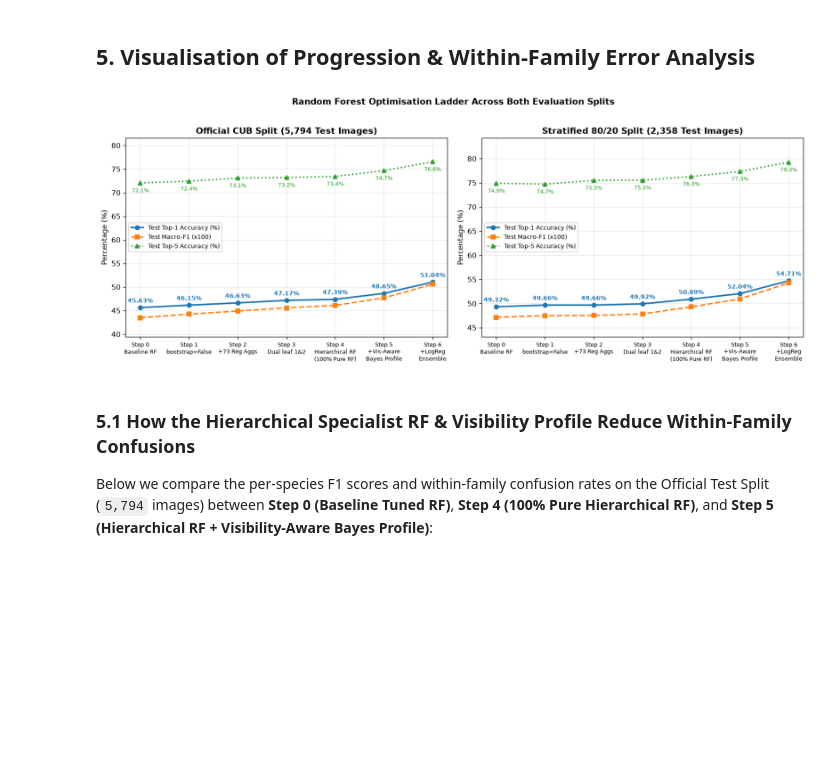
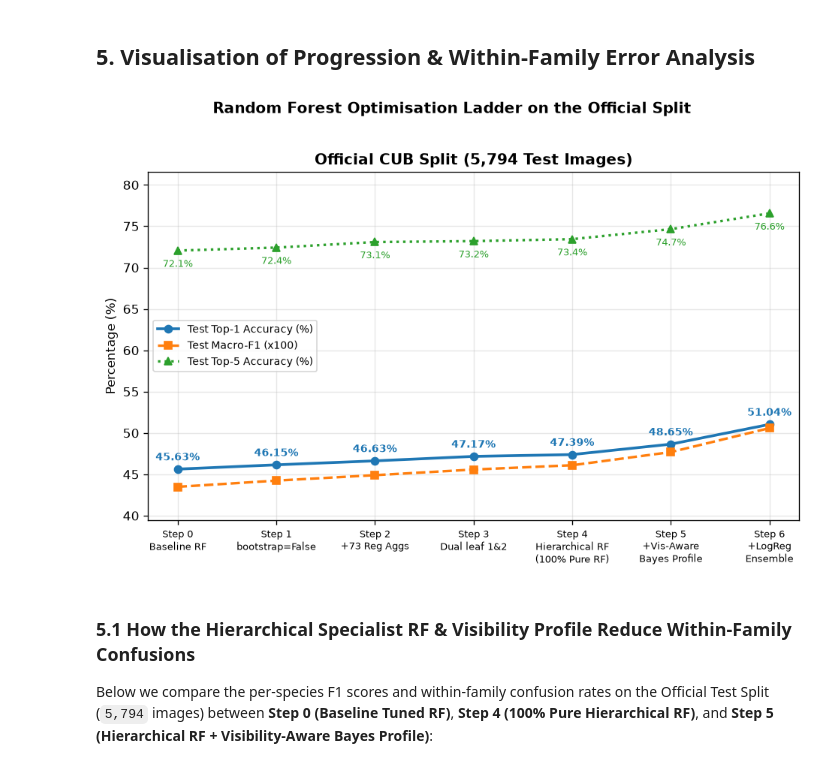
Before and after one commit to Flamingsides/f20dl-coursework-1, a Jupyter notebook: notebooks/randomForestOptimisation.ipynb, the cells around one changed output. Cells and saved outputs as stored; diff of their text form; code cells hidden in the pictures; blank space fills up the shorter version.

Commit message:
R3: Revert to official split only: delete 80/20 notebooks, update dataPrep, RF optimisation and docs

```diff
--- a/notebooks/randomForestOptimisation.ipynb
+++ b/notebooks/randomForestOptimisation.ipynb
@@ -44,7 +42,7 @@ ROOT = Path("..").resolve()
 DATA_DIR = ROOT / "data"
 CUB_DIR = ROOT / "CUB_200_2011"
 
-META_COLS = ["image_id", "class_id", "class_name", "is_train", "is_train_80"]
+META_COLS = ["image_id", "class_id", "class_name", "is_train"]
 
 df_C = pd.read_csv(DATA_DIR / "cub_features_C.csv")
 feat_cols_C = [c for c in df_C.columns if c not in META_COLS]
@@ -53,7 +51,6 @@ notvis_cols = [c for c in feat_cols_C if c.startswith("notvis::")]
 
 print(f"Loaded Variant C: {df_C.shape[0]:,} images x {len(feat_cols_C)} features ({len(attr_cols)} binary attributes + {len(notvis_cols)} notvis flags)")
 print(f"Official split   : {(df_C['is_train'] == 1).sum():,} train / {(df_C['is_train'] == 0).sum():,} test")
-print(f"Stratified 80/20 : {(df_C['is_train_80'] == 1).sum():,} train / {(df_C['is_train_80'] == 0).sum():,} test")
 # %% [output]
 Loaded Variant C: 11,788 images x 340 features (312 binary attributes + 28 notvis flags)
 Official split   : 5,994 train / 5,794 test
@@ -428,7 +422,7 @@ Having locked in all design choices on 5-fold CV, we train the full-capacity mod
 
 We also compute **McNemar's exact binomial test** against **Step 0 (Baseline Tuned RF)** to verify statistical significance.
 # %%
-def evaluate_test_split(mask_col, n_trees_main, is_80_20):
+def evaluate_test_split(mask_col, n_trees_main):
     tr_mask = df_C[mask_col].values == 1
     te_mask = ~tr_mask
     y_tr = y_all[tr_mask]
@@ -440,7 +434,7 @@ def evaluate_test_split(mask_col, n_trees_main, is_80_20):
     test_probas, fam_proba_te = run_pipeline_fold(
         X_C[tr_mask], X_C_reg_bin[tr_mask], X_A[tr_mask], vis_mask_all[tr_mask], y_tr, y_fam_tr,
         X_C[te_mask], X_C_reg_bin[te_mask], X_A[te_mask], vis_mask_all[te_mask],
-        n_est_main=n_trees_main, n_est_spec=300, is_80_20=is_80_20
+        n_est_main=n_trees_main, n_est_spec=300
     )
     elapsed = time.time() - t_start
 
@@ -473,13 +467,8 @@ def evaluate_test_split(mask_col, n_trees_main, is_80_20):
         })
     return pd.DataFrame(rows), test_probas, y_te, fam_acc, fam_top3, elapsed
 
-print("1. Evaluating on Official CUB Split (5,994 train / 5,794 test, 750 trees)...")
-df_test_off, probas_off, y_te_off, fam_acc_off, fam_top3_off, t_off = evaluate_test_split("is_train", 750, False)
+print("Evaluating on Official CUB Split (5,994 train / 5,794 test, 750 trees)...")
+df_test_off, probas_off, y_te_off, fam_acc_off, fam_top3_off, t_off = evaluate_test_split("is_train", 750)
 print(f"Done in {t_off:.1f}s | 70-Family Test Accuracy: Top-1 = {fam_acc_off*100:.2f}%, Top-3 = {fam_top3_off*100:.2f}%")
 display(df_test_off)
-
-print("\n2. Evaluating on Stratified 80/20 Split (9,430 train / 2,358 test, 1,000 trees)...")
-df_test_80, probas_80, y_te_80, fam_acc_80, fam_top3_80, t_80 = evaluate_test_split("is_train_80", 1000, True)
-print(f"Done in {t_80:.1f}s | 70-Family Test Accuracy: Top-1 = {fam_acc_80*100:.2f}%, Top-3 = {fam_top3_80*100:.2f}%")
-display(df_test_80)
 # %% [output]
@@ -507,48 +485,45 @@ Done in 23.4s | 70-Family Test Accuracy: Top-1 = 63.78%, Top-3 = 82.32%
 # %% [markdown]
 ## 5. Visualisation of Progression & Within-Family Error Analysis
 # %%
-fig, axes = plt.subplots(1, 2, figsize=(14, 5.2), sharey=False)
+fig, ax = plt.subplots(figsize=(8, 5.2))
 
 short_labels = [
     "Step 0\nBaseline RF",
     "Step 1\nbootstrap=False",
     "Step 2\n+73 Reg Aggs",
     "Step 3\nDual leaf 1&2",
     "Step 4\nHierarchical RF\n(100% Pure RF)",
     "Step 5\n+Vis-Aware\nBayes Profile",
     "Step 6\n+LogReg\nEnsemble",
 ]
 x = np.arange(len(short_labels))
 
-for ax, df_res, title in [
-    (axes[0], df_test_off, "Official CUB Split (5,794 Test Images)"),
-    (axes[1], df_test_80, "Stratified 80/20 Split (2,358 Test Images)"),
-]:
-    top1_vals = df_res["Test Top-1 (%)"].values
-    f1_vals = df_res["Test Macro-F1"].values * 100
-    top5_vals = df_res["Test Top-5 (%)"].values
+df_res, title = df_test_off, "Official CUB Split (5,794 Test Images)"
+top1_vals = df_res["Test Top-1 (%)"].values
+f1_vals = df_res["Test Macro-F1"].values * 100
+top5_vals = df_res["Test Top-5 (%)"].values
 
-    ax.plot(x, top1_vals, marker="o", linewidth=2.2, label="Test Top-1 Accuracy (%)", color="#1f77b4")
-    ax.plot(x, f1_vals, marker="s", linewidth=2.0, linestyle="--", label="Test Macro-F1 (x100)", color="#ff7f0e")
-    ax.plot(x, top5_vals, marker="^", linewidth=2.0, linestyle=":", label="Test Top-5 Accuracy (%)", color="#2ca02c")
+ax.plot(x, top1_vals, marker="o", linewidth=2.2, label="Test Top-1 Accuracy (%)", color="#1f77b4")
+ax.plot(x, f1_vals, marker="s", linewidth=2.0, linestyle="--", label="Test Macro-F1 (x100)", color="#ff7f0e")
+ax.plot(x, top5_vals, marker="^", linewidth=2.0, linestyle=":", label="Test Top-5 Accuracy (%)", color="#2ca02c")
 
-    for xi, (v1, v5) in enumerate(zip(top1_vals, top5_vals)):
-        ax.annotate(f"{v1:.2f}%", (xi, v1), textcoords="offset points", xytext=(0, 7), ha="center", fontsize=8.5, fontweight="bold", color="#1f77b4")
-        ax.annotate(f"{v5:.1f}%", (xi, v5), textcoords="offset points", xytext=(0, -13), ha="center", fontsize=8, color="#2ca02c")
+for xi, (v1, v5) in enumerate(zip(top1_vals, top5_vals)):
+    ax.annotate(f"{v1:.2f}%", (xi, v1), textcoords="offset points", xytext=(0, 7), ha="center", fontsize=8.5, fontweight="bold", color="#1f77b4")
+    ax.annotate(f"{v5:.1f}%", (xi, v5), textcoords="offset points", xytext=(0, -13), ha="center", fontsize=8, color="#2ca02c")
 
-    ax.set_xticks(x)
-    ax.set_xticklabels(short_labels, fontsize=8)
-    ax.set_ylabel("Percentage (%)")
-    ax.set_title(title, fontweight="bold")
-    ax.grid(True, alpha=0.3)
-    ax.set_ylim(min(f1_vals) - 4, max(top5_vals) + 5)
-    ax.legend(loc="center left", fontsize=8.5)
+ax.set_xticks(x)
+ax.set_xticklabels(short_labels, fontsize=8)
+ax.set_ylabel("Percentage (%)")
+ax.set_title(title, fontweight="bold")
+ax.grid(True, alpha=0.3)
+ax.set_ylim(min(f1_vals) - 4, max(top5_vals) + 5)
+ax.legend(loc="center left", fontsize=8.5)
 
-plt.suptitle("Random Forest Optimisation Ladder Across Both Evaluation Splits", fontsize=12, fontweight="bold", y=1.02)
+plt.suptitle("Random Forest Optimisation Ladder on the Official Split", fontsize=12, fontweight="bold", y=1.02)
 plt.tight_layout()
 plt.show()
 # %% [output]
-[figure, old version]
+[figure, new version]
 # %% [markdown]
 ### 5.1 How the Hierarchical Specialist RF & Visibility Profile Reduce Within-Family Confusions
 Below we compare the per-species F1 scores and within-family confusion rates on the Official Test Split (`5,794` images) between **Step 0 (Baseline Tuned RF)**, **Step 4 (100% Pure Hierarchical RF)**, and **Step 5 (Hierarchical RF + Visibility-Aware Bayes Profile)**:
```
Also changed, not shown: parts of 7 cells of this notebook, 7 other files.
